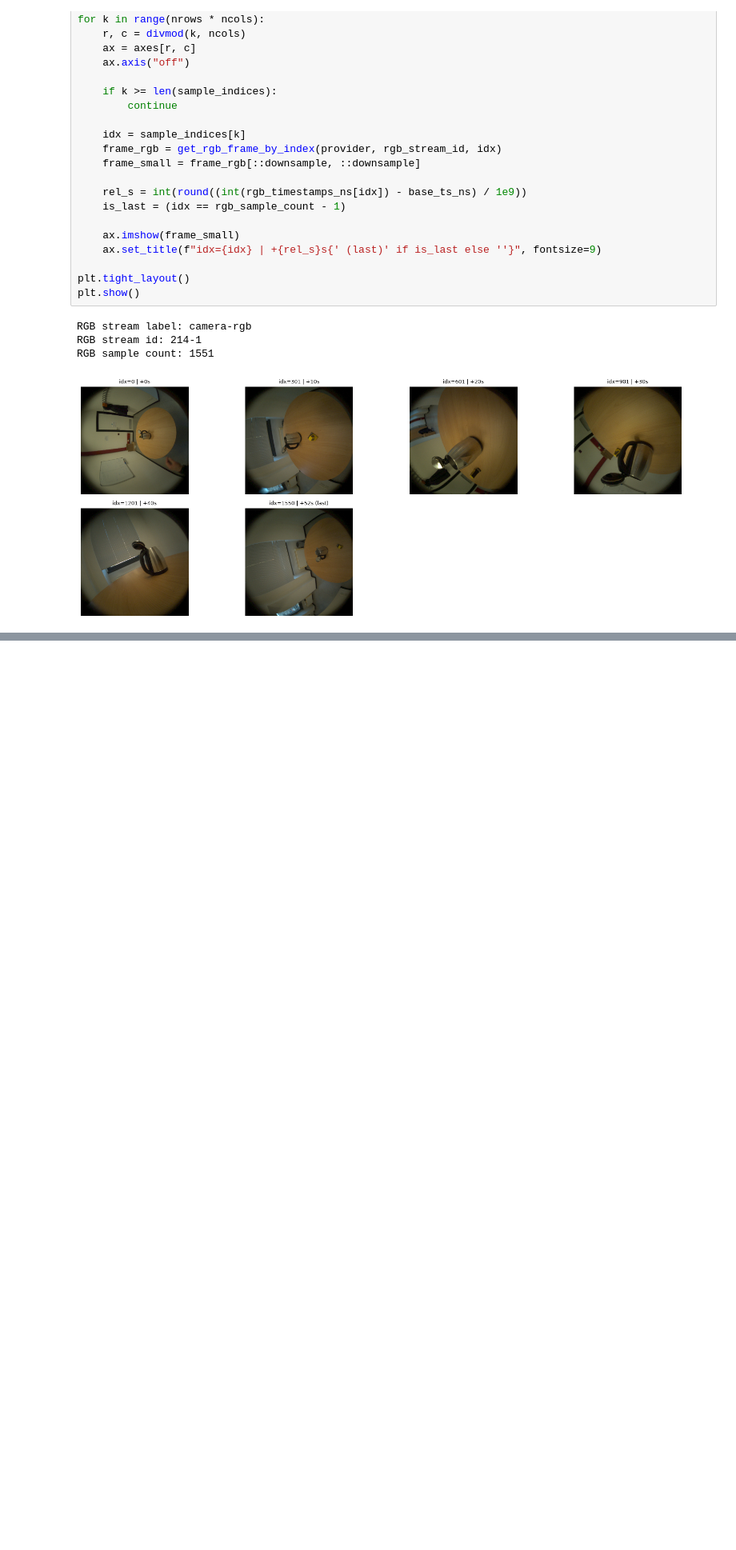
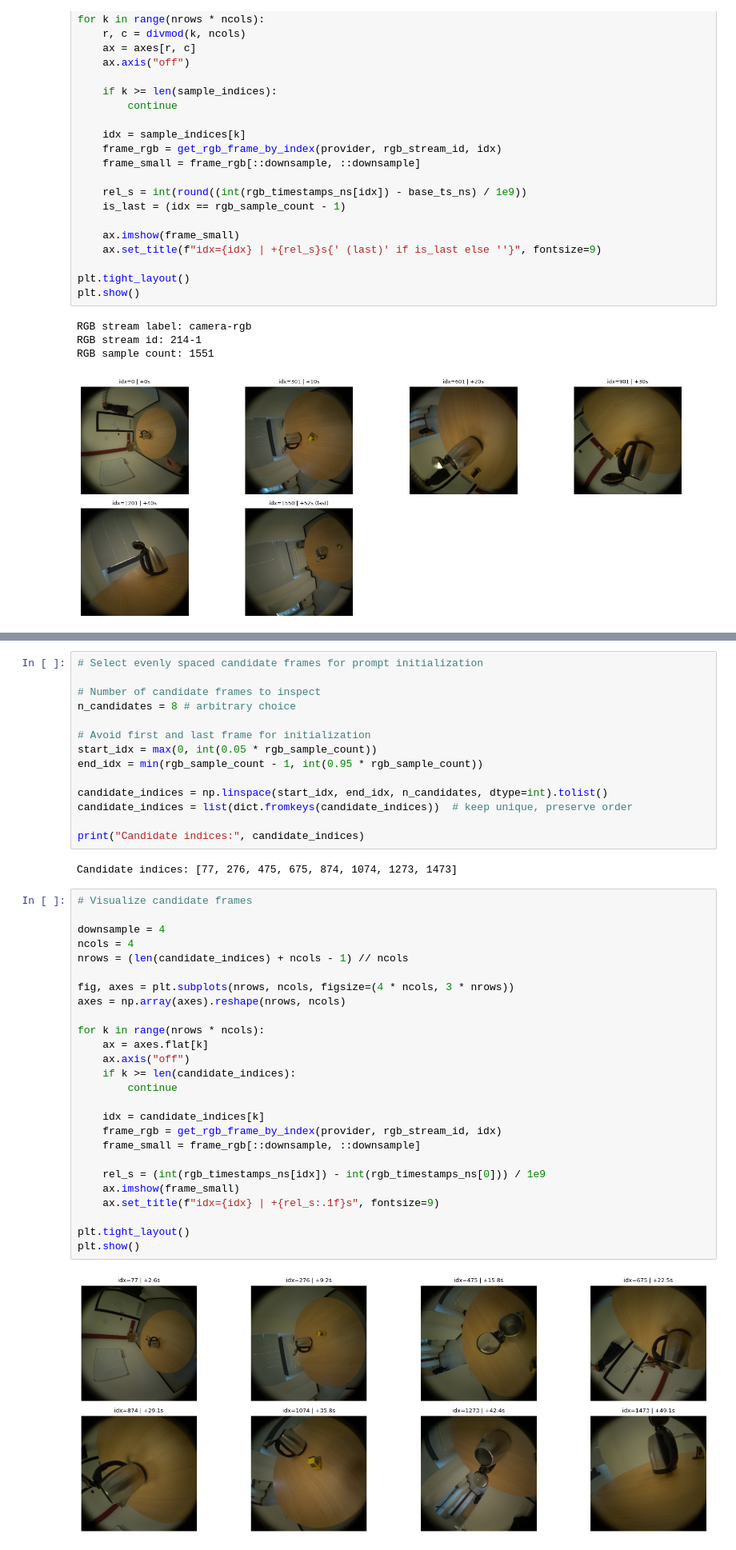
Before and after one commit to GianMalvisi/AriaGen1, a Jupyter notebook: notebooks/04_2D_segmentation.ipynb, the cells around one changed output, grey strips where cells are left out. Shown at 80% size. Cells and saved outputs as stored; diff of their text form; blank space fills up the shorter version.

```diff
--- a/notebooks/04_2D_segmentation.ipynb
+++ b/notebooks/04_2D_segmentation.ipynb
@@ -196,0 +216,44 @@ RGB sample count: 1551
+# %%
+# Select evenly spaced candidate frames for prompt initialization
+
+# Number of candidate frames to inspect
+n_candidates = 8 # arbitrary choice
+
+# Avoid first and last frame for initialization
+start_idx = max(0, int(0.05 * rgb_sample_count))
+end_idx = min(rgb_sample_count - 1, int(0.95 * rgb_sample_count))
+
+candidate_indices = np.linspace(start_idx, end_idx, n_candidates, dtype=int).tolist()
+candidate_indices = list(dict.fromkeys(candidate_indices))  # keep unique, preserve order
+
+print("Candidate indices:", candidate_indices)
+# %% [output]
+Candidate indices: [77, 276, 475, 675, 874, 1074, 1273, 1473]
+# %%
+# Visualize candidate frames
+
+downsample = 4
+ncols = 4
+nrows = (len(candidate_indices) + ncols - 1) // ncols
+
+fig, axes = plt.subplots(nrows, ncols, figsize=(4 * ncols, 3 * nrows))
+axes = np.array(axes).reshape(nrows, ncols)
+
+for k in range(nrows * ncols):
+    ax = axes.flat[k]
+    ax.axis("off")
+    if k >= len(candidate_indices):
+        continue
+
+    idx = candidate_indices[k]
+    frame_rgb = get_rgb_frame_by_index(provider, rgb_stream_id, idx)
+    frame_small = frame_rgb[::downsample, ::downsample]
+
+    rel_s = (int(rgb_timestamps_ns[idx]) - int(rgb_timestamps_ns[0])) / 1e9
+    ax.imshow(frame_small)
+    ax.set_title(f"idx={idx} | +{rel_s:.1f}s", fontsize=9)
+
+plt.tight_layout()
+plt.show()
+# %% [output]
+[figure, added]
```
Also changed, not shown: parts of 8 cells of this notebook, 1 other file.
